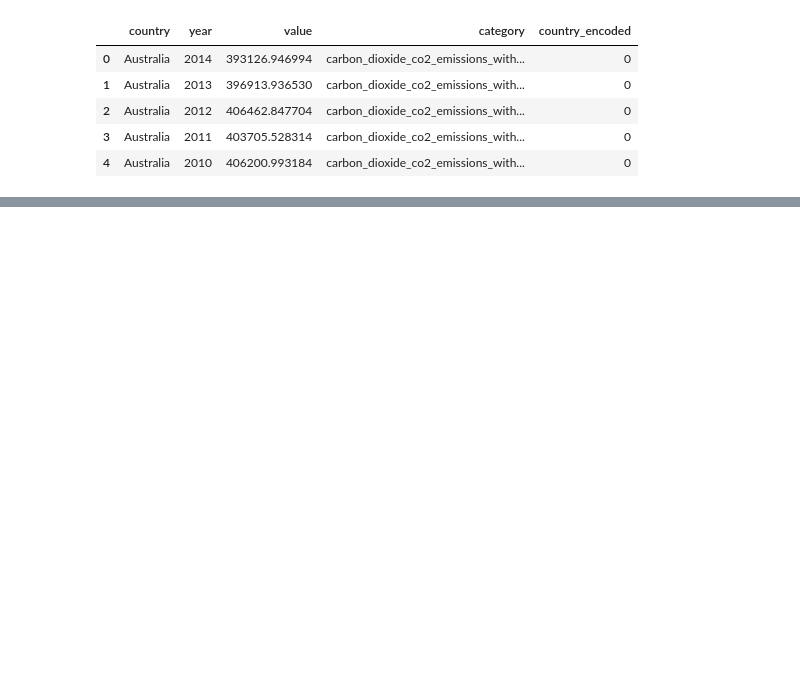
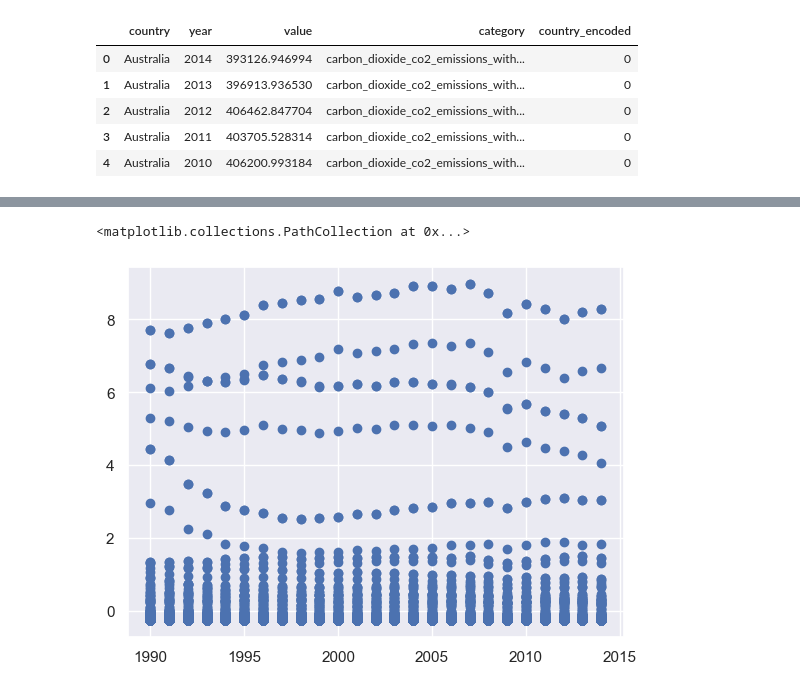
Before and after one commit to Thomas-Nguyen12/Weather_website, a Jupyter notebook: temperature.ipynb, the cells around one changed output, grey strips where cells are left out. Drawn from its saved outputs; the diff is of its cells as text; code cells hidden in the pictures; blank space fills up the shorter version.

```diff
--- a/temperature.ipynb
+++ b/temperature.ipynb
@@ -18,10 +18,10 @@ from sklearn.preprocessing import LabelEncoder
 from sklearn import svm
 le = LabelEncoder()
 # %%
-df = pd.read_csv("greenhouse.csv")
-df.rename({"country_or_area": "country"}, axis=1, inplace=True)
-df["country_encoded"] = le.fit_transform(df.country)
-df.head()
+emission = pd.read_csv("greenhouse.csv")
+emission.rename({"country_or_area": "country"}, axis=1, inplace=True)
+emission["country_encoded"] = le.fit_transform(emission.country)
+emission.head()
 # %% [output]
 |  | country | year | value | category | country_encoded |
 | 0 | Australia | 2014 | 393126.946994 | carbon_dioxide_co2_emissions_with... | 0 |
@@ -76,0 +86,6 @@ plt.scatter(df.year, df.value)
+# %%
+sns.set()
+plt.scatter(emission.year, emission.scaled_value)
+# %% [output]
+<matplotlib.collections.PathCollection at 0x...>
+[figure, added]
```
Also changed, not shown: parts of 28 cells of this notebook.
